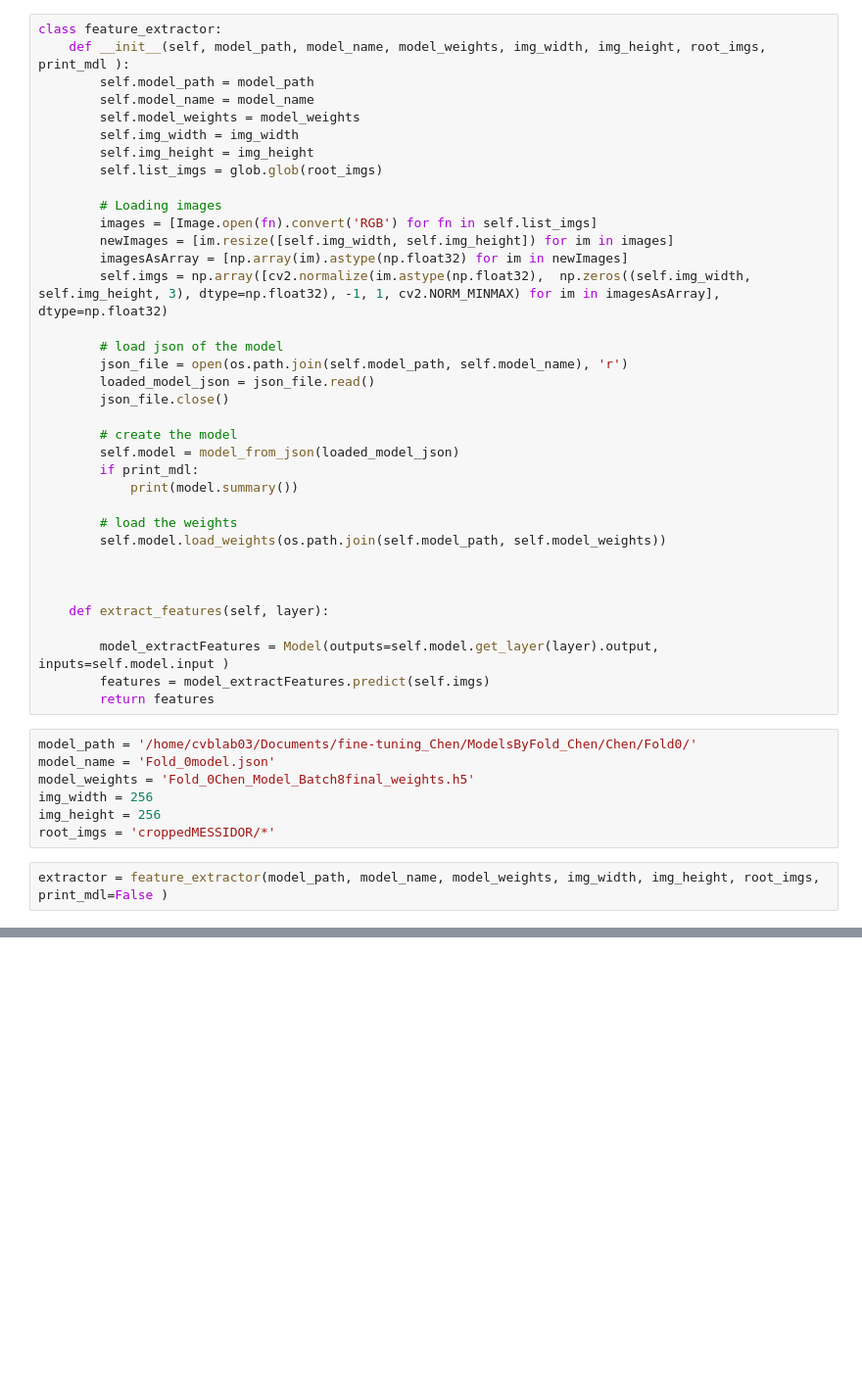
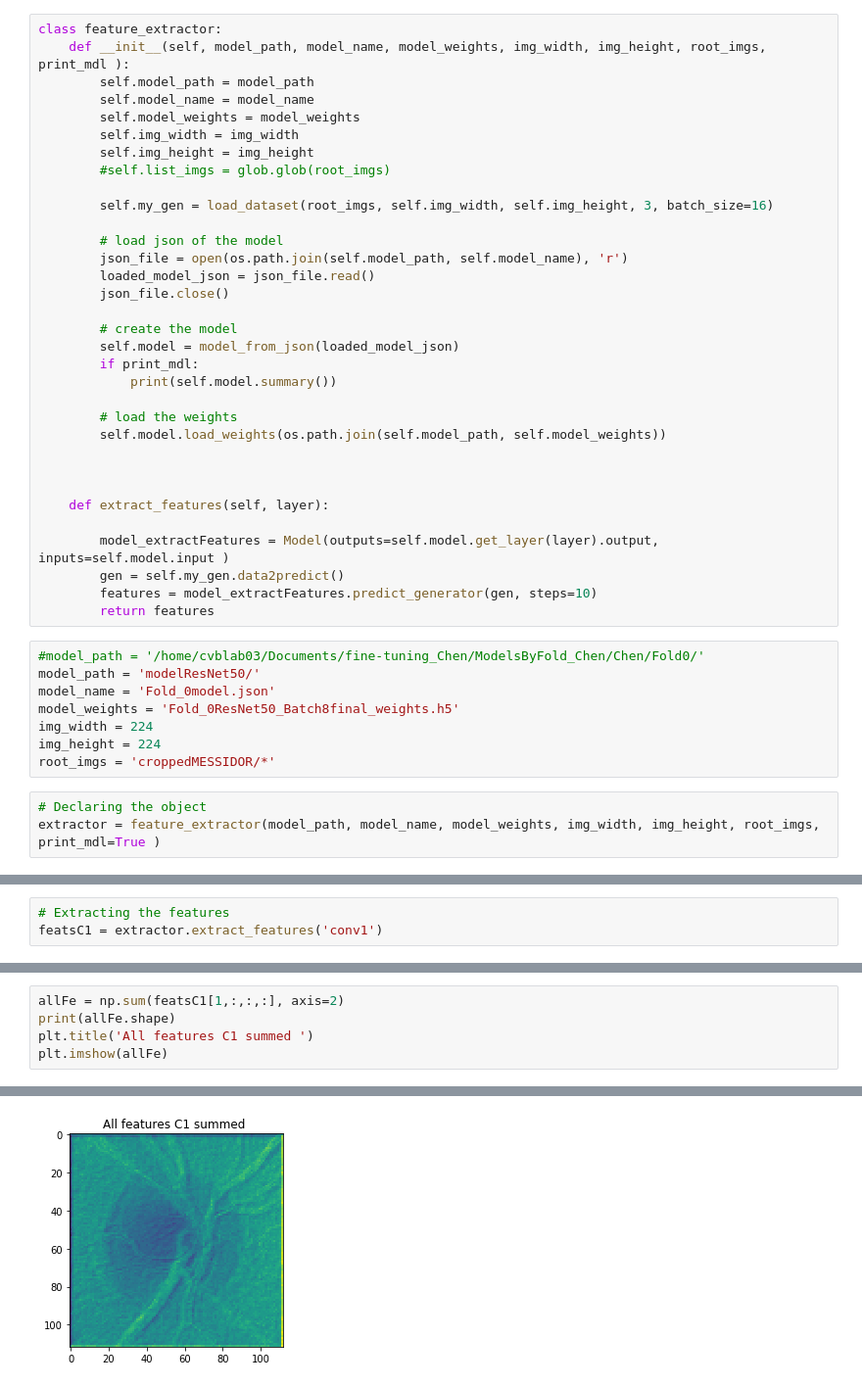
Before and after one commit to diazandr3s/jupyterScripts, a Jupyter notebook: comparison_synthe_imgs.ipynb, the cells around one changed output, grey strips where cells are left out. Shown: that part at 98% size. Saved outputs shown, nothing was run; the diff lists cells and outputs as text; blank space fills up the shorter version.

```diff
--- a/comparison_synthe_imgs.ipynb
+++ b/comparison_synthe_imgs.ipynb
@@ -16,13 +23,9 @@ class feature_extractor:
         self.model_weights = model_weights
         self.img_width = img_width
         self.img_height = img_height
-        self.list_imgs = glob.glob(root_imgs)
+        #self.list_imgs = glob.glob(root_imgs)
 
-        # Loading images
-        images = [Image.open(fn).convert('RGB') for fn in self.list_imgs]
-        newImages = [im.resize([self.img_width, self.img_height]) for im in images]
-        imagesAsArray = [np.array(im).astype(np.float32) for im in newImages]
-        self.imgs = np.array([cv2.normalize(im.astype(np.float32),  np.zeros((self.img_width, self.img_height, 3), dtype=np.float32), -1, 1, cv2.NORM_MINMAX) for im in imagesAsArray], dtype=np.float32)
+        self.my_gen = load_dataset(root_imgs, self.img_width, self.img_height, 3, batch_size=16)
 
         # load json of the model
         json_file = open(os.path.join(self.model_path, self.model_name), 'r')
@@ -32,7 +35,7 @@ class feature_extractor:
         # create the model
         self.model = model_from_json(loaded_model_json)
         if print_mdl:
-            print(model.summary())
+            print(self.model.summary())
 
         # load the weights
         self.model.load_weights(os.path.join(self.model_path, self.model_weights))
@@ -42,14 +45,17 @@ class feature_extractor:
     def extract_features(self, layer):
 
         model_extractFeatures = Model(outputs=self.model.get_layer(layer).output, inputs=self.model.input )
-        features = model_extractFeatures.predict(self.imgs)
+        gen = self.my_gen.data2predict()
+        features = model_extractFeatures.predict_generator(gen, steps=10)
         return features
 # %%
-model_path = '/home/cvblab03/Documents/fine-tuning_Chen/ModelsByFold_Chen/Chen/Fold0/'
+#model_path = '/home/cvblab03/Documents/fine-tuning_Chen/ModelsByFold_Chen/Chen/Fold0/'
+model_path = 'modelResNet50/'
 model_name = 'Fold_0model.json'
-model_weights = 'Fold_0Chen_Model_Batch8final_weights.h5'
-img_width = 256
-img_height = 256
+model_weights = 'Fold_0ResNet50_Batch8final_weights.h5'
+img_width = 224
+img_height = 224
 root_imgs = 'croppedMESSIDOR/*'
 # %%
-extractor = feature_extractor(model_path, model_name, model_weights, img_width, img_height, root_imgs, print_mdl=False )
+# Declaring the object
+extractor = feature_extractor(model_path, model_name, model_weights, img_width, img_height, root_imgs, print_mdl=True )
@@ -72,0 +80,3 @@ plt.imshow(feats[1,:,:,3])
+# %%
+# Extracting the features
+featsC1 = extractor.extract_features('conv1')
@@ -72,0 +95,6 @@ plt.imshow(feats[1,:,:,3])
+# %%
+allFe = np.sum(featsC1[1,:,:,:], axis=2)
+print(allFe.shape)
+plt.title('All features C1 summed ')
+plt.imshow(allFe)
+# %% [output]
@@ -72,0 +103 @@ plt.imshow(feats[1,:,:,3])
+[figure, added]
```
Also changed, not shown: parts of 15 cells of this notebook.
